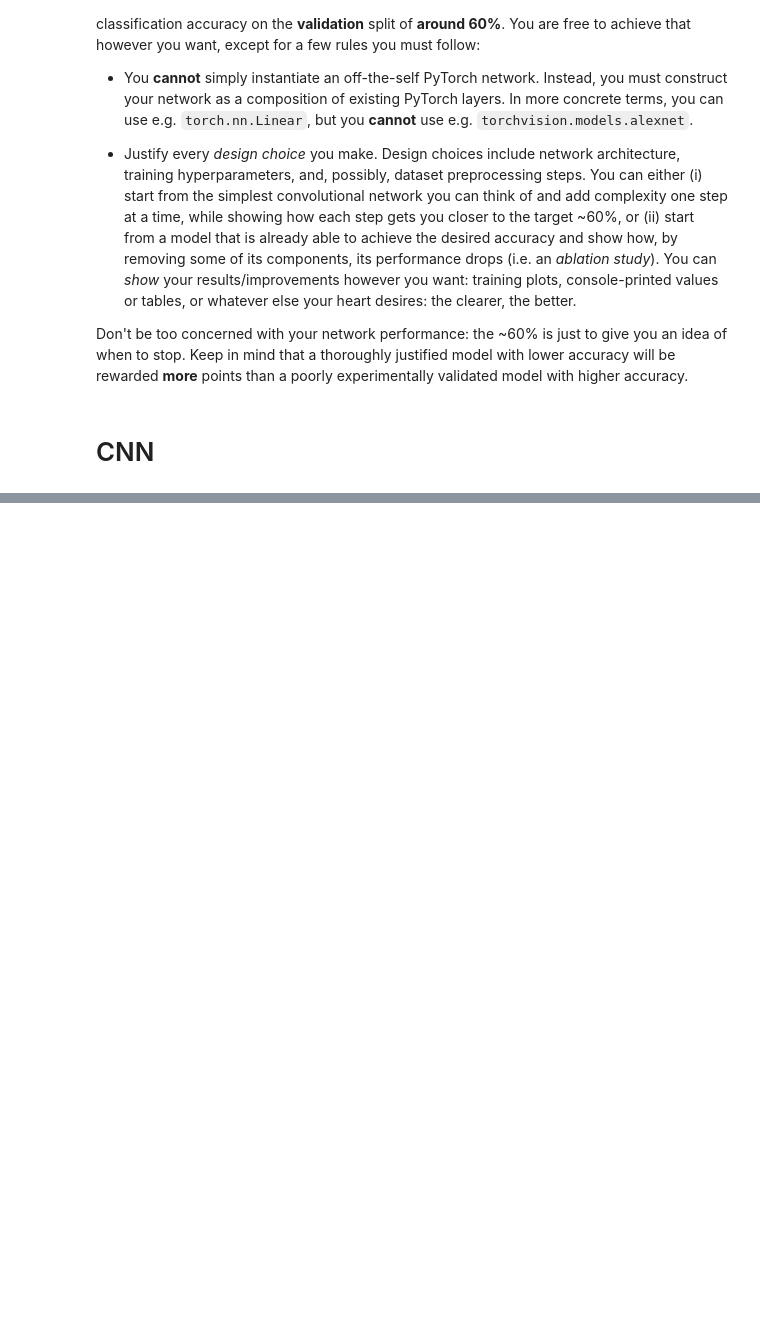
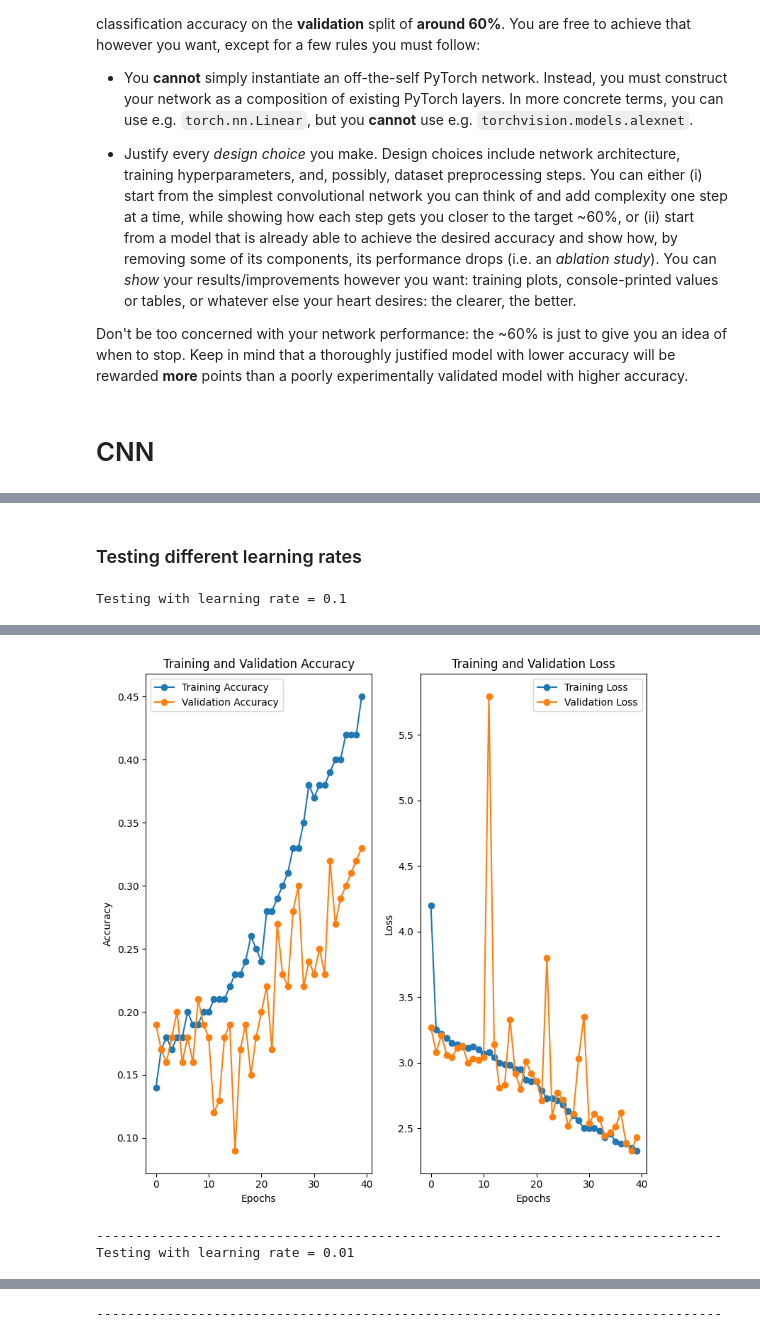
Before and after one commit to Kagannn3/IPCVAssignment1, a Jupyter notebook: IPCV_assignment2v2.ipynb, the cells around one changed output, grey strips where cells are left out. Drawn from its saved outputs; the diff is of its cells as text; code cells hidden in the pictures; blank space fills up the shorter version.

```diff
--- a/IPCV_assignment2v2.ipynb
+++ b/IPCV_assignment2v2.ipynb
@@ -630,0 +537,15 @@ Epoch [80/80], Train Loss: 0.1017, Train Acc: 0.9864, Val Loss: 0.1663, Val Acc:
+# %% [markdown]
+### Testing different learning rates
+# %%
+for lr in [0.1,0.01]:
+  print(f"Testing with learning rate = {lr}")
+  hyperparameters['lr']=lr
+  resnet18 = torchvision.models.resnet18(weights= ResNet18_Weights.IMAGENET1K_V1)
+  resnet18.fc = nn.Linear(resnet18.fc.in_features, num_classes)
+  resnet18 = resnet18.to(device)
+  test_plot(resnet18,hyperparameters)
+  print('-'*80)
+
+hyperparameters['lr']=0.001
+# %% [output]
+Testing with learning rate = 0.1
@@ -630,0 +553,3 @@ Epoch [80/80], Train Loss: 0.1017, Train Acc: 0.9864, Val Loss: 0.1663, Val Acc:
+[figure, added]
+--------------------------------------------------------------------------------
+Testing with learning rate = 0.01
@@ -630,0 +558 @@ Epoch [80/80], Train Loss: 0.1017, Train Acc: 0.9864, Val Loss: 0.1663, Val Acc:
+--------------------------------------------------------------------------------
```
Also changed, not shown: parts of 32 cells of this notebook.
